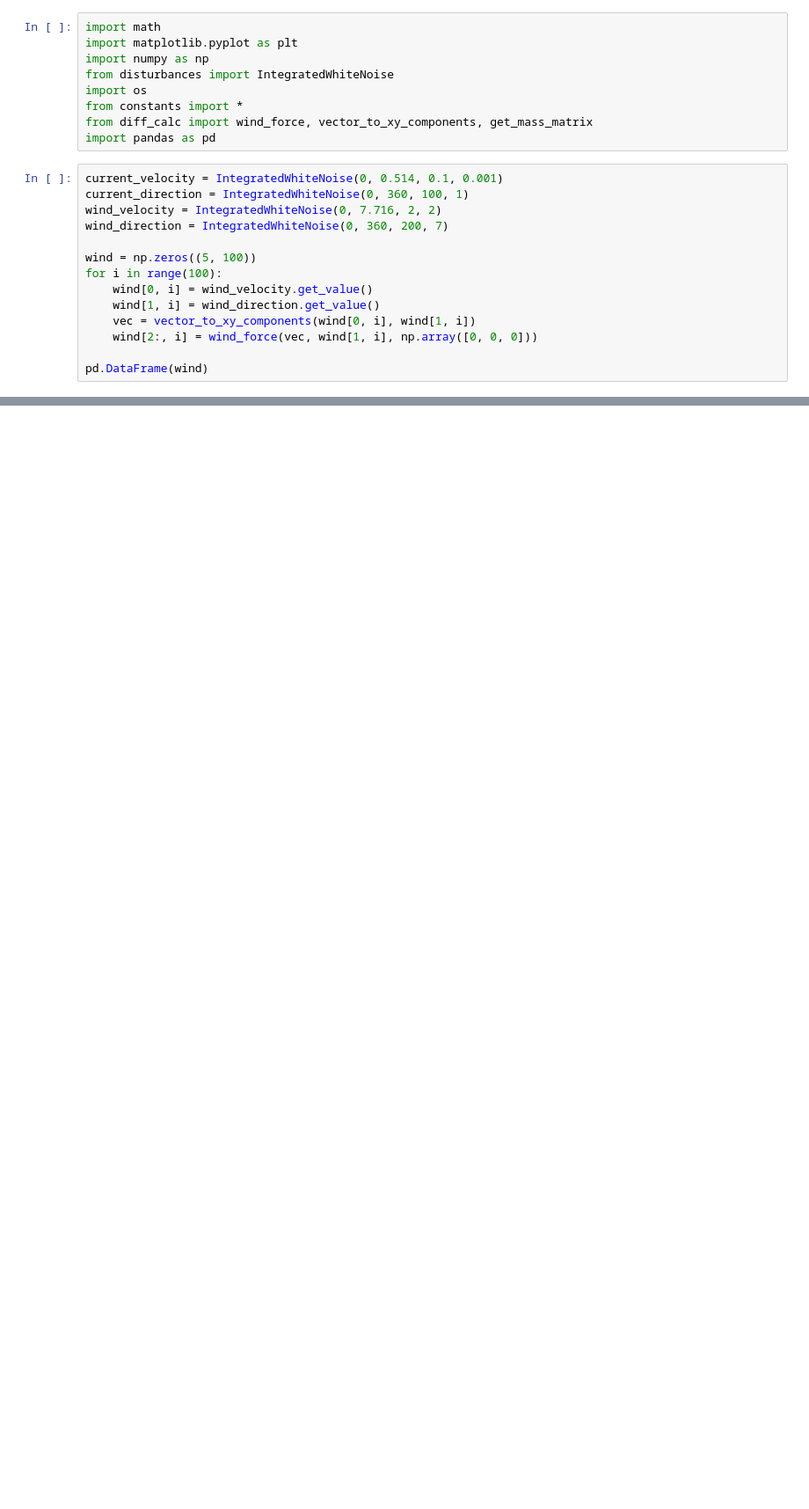
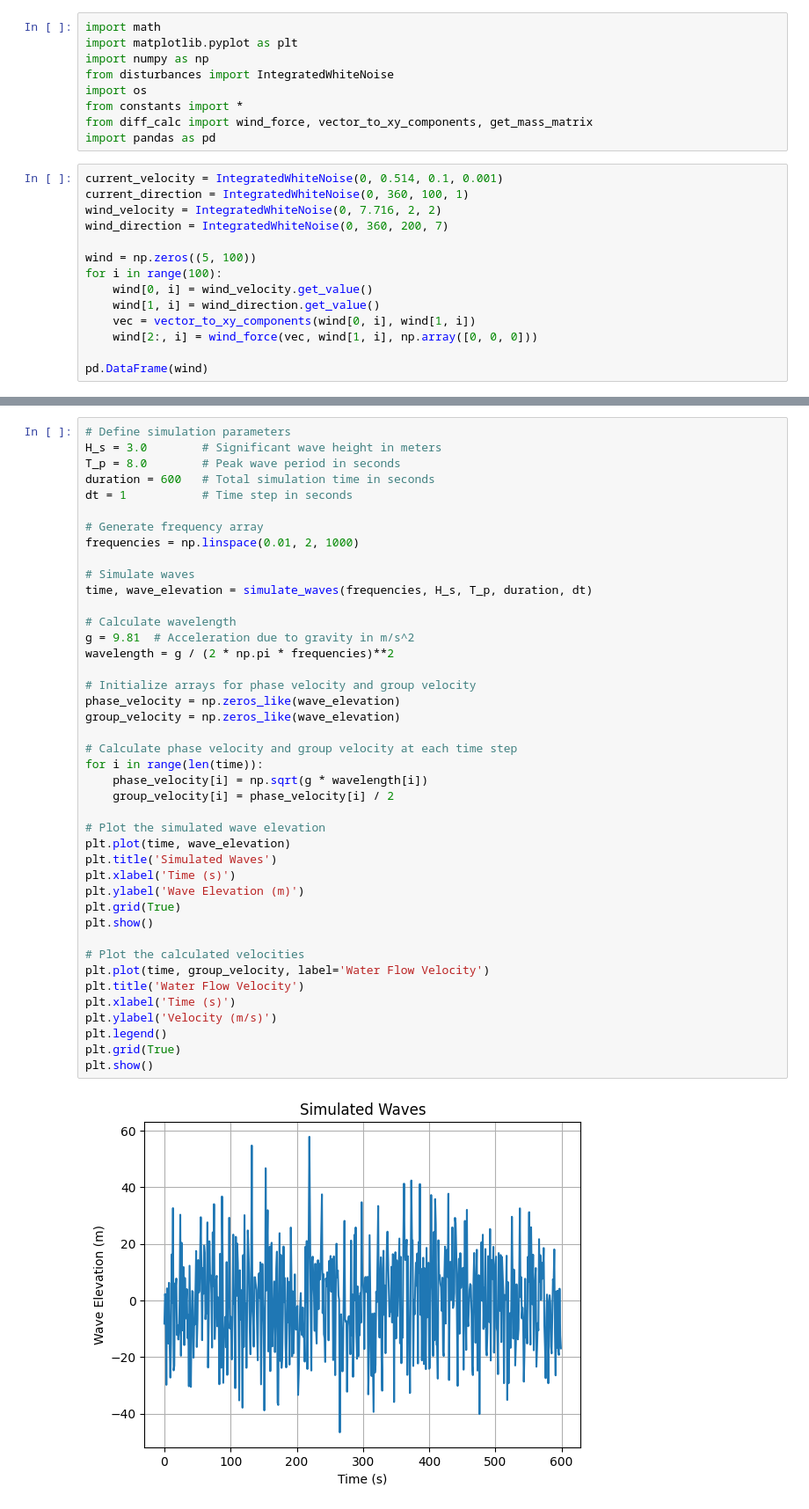
Before and after one commit to g-poulos/usv_controller, a Jupyter notebook: sim_scripts/test.ipynb, the cells around one changed output, grey strips where cells are left out. Shown at 88% size. Drawn from its saved outputs; the diff is of its cells as text; blank space fills up the shorter version.

```diff
--- a/sim_scripts/test.ipynb
+++ b/sim_scripts/test.ipynb
@@ -83,0 +174,44 @@ plt.show()
+# %%
+# Define simulation parameters
+H_s = 3.0        # Significant wave height in meters
+T_p = 8.0        # Peak wave period in seconds
+duration = 600   # Total simulation time in seconds
+dt = 1           # Time step in seconds
+
+# Generate frequency array
+frequencies = np.linspace(0.01, 2, 1000)
+
+# Simulate waves
+time, wave_elevation = simulate_waves(frequencies, H_s, T_p, duration, dt)
+
+# Calculate wavelength
+g = 9.81  # Acceleration due to gravity in m/s^2
+wavelength = g / (2 * np.pi * frequencies)**2
+
+# Initialize arrays for phase velocity and group velocity
+phase_velocity = np.zeros_like(wave_elevation)
+group_velocity = np.zeros_like(wave_elevation)
+
+# Calculate phase velocity and group velocity at each time step
+for i in range(len(time)):
+    phase_velocity[i] = np.sqrt(g * wavelength[i])
+    group_velocity[i] = phase_velocity[i] / 2
+
+# Plot the simulated wave elevation
+plt.plot(time, wave_elevation)
+plt.title('Simulated Waves')
+plt.xlabel('Time (s)')
+plt.ylabel('Wave Elevation (m)')
+plt.grid(True)
+plt.show()
+
+# Plot the calculated velocities
+plt.plot(time, group_velocity, label='Water Flow Velocity')
+plt.title('Water Flow Velocity')
+plt.xlabel('Time (s)')
+plt.ylabel('Velocity (m/s)')
+plt.legend()
+plt.grid(True)
+plt.show()
+# %% [output]
+[figure, added]
```
Also changed, not shown: parts of 7 cells of this notebook.
